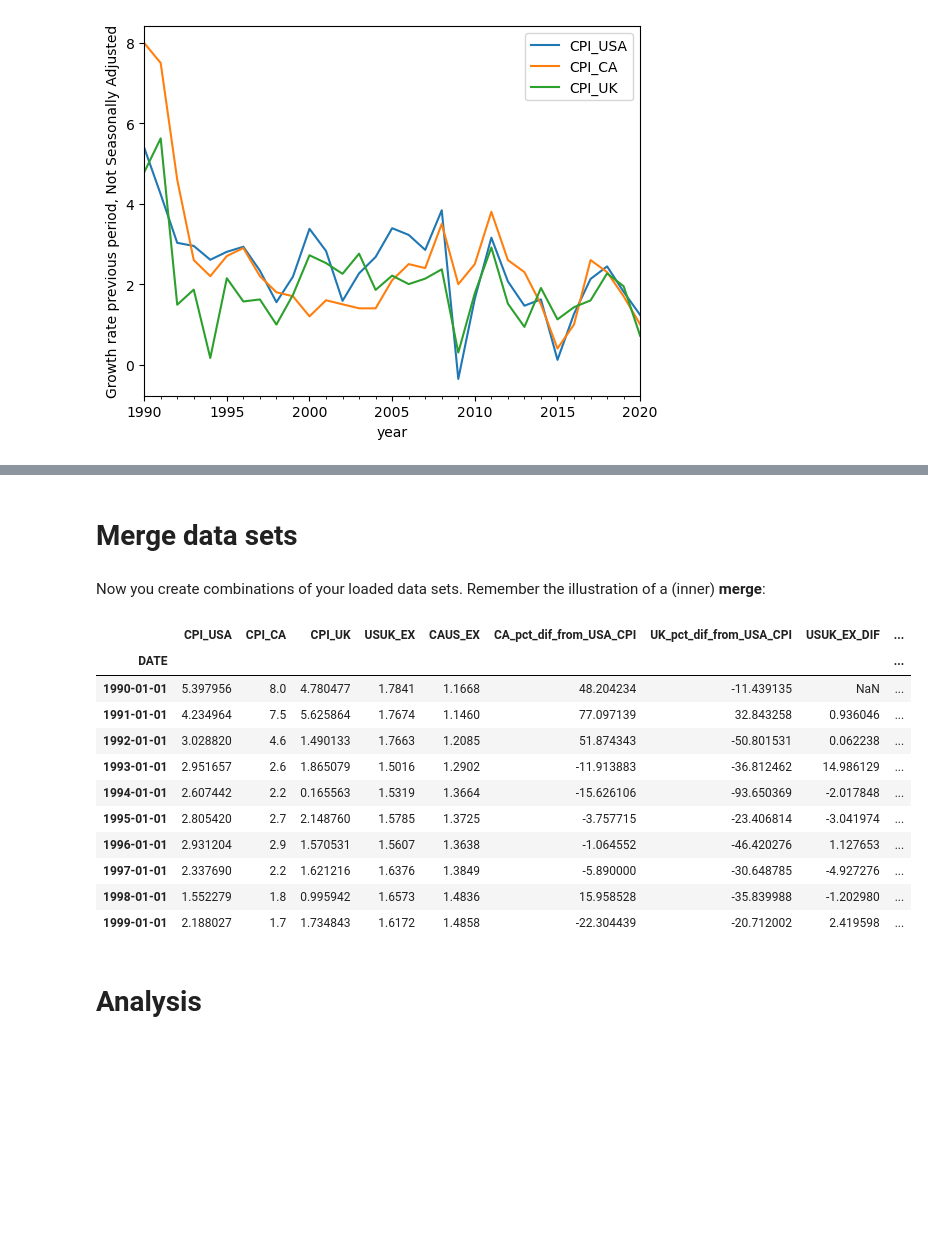
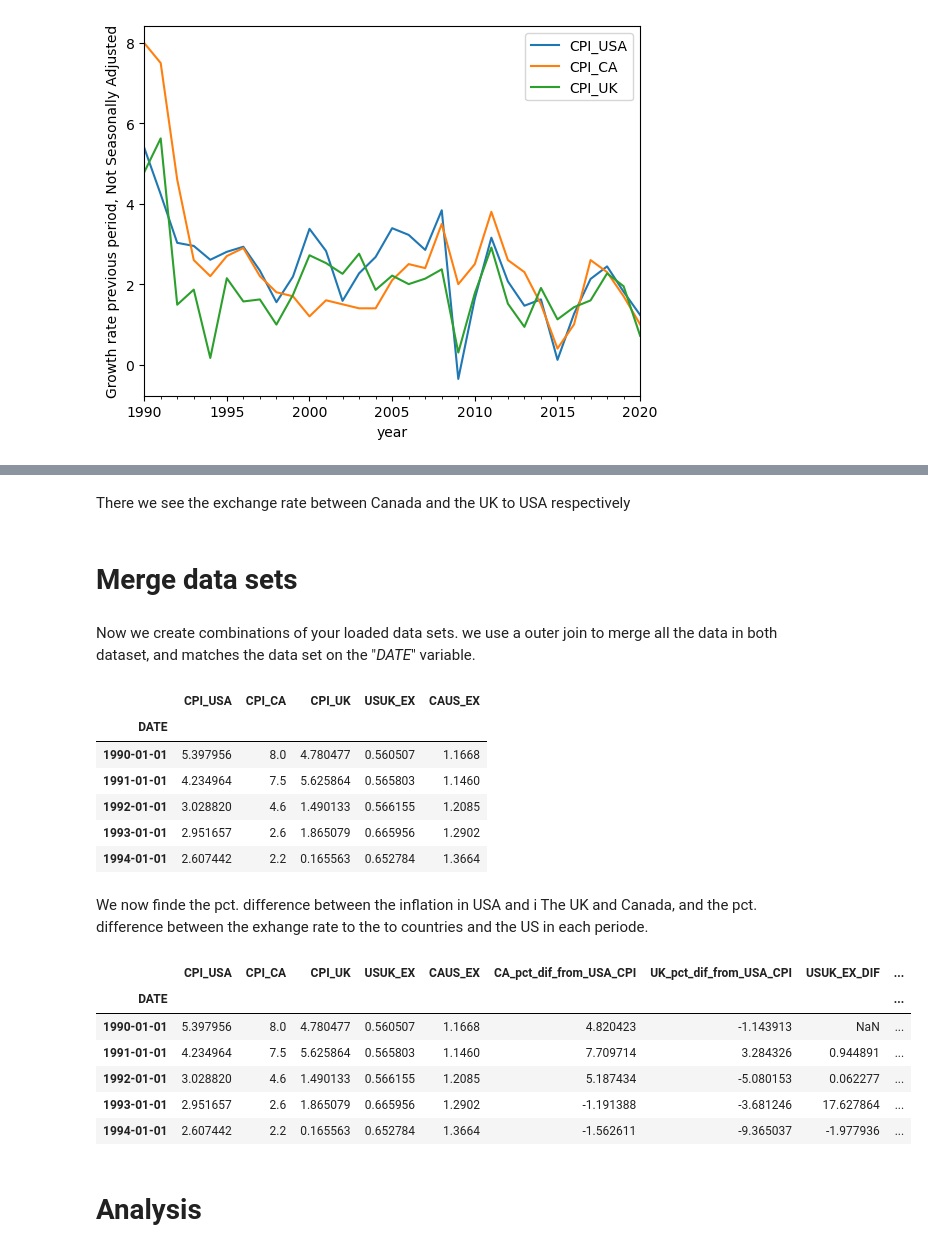
Before and after one commit to NumEconCopenhagen/projects-2024-kbh-herning, a Jupyter notebook: dataproject/dataproject.ipynb, the cells around one changed output, grey strips where cells are left out. Drawn from its saved outputs; the diff is of its cells as text; code cells hidden in the pictures; blank space fills up the shorter version.

```diff
--- a/dataproject/dataproject.ipynb
+++ b/dataproject/dataproject.ipynb
@@ -84,7 +85,9 @@ inflation.head(5)
 # Call the FRED api using pandas_datareader
 exchange = pandas_datareader.data.DataReader([EX_UK, EX_CAN], 'fred', start, end)
 exchange = exchange.rename(columns = {'AEXUSUK':'USUK_EX','AEXCAUS':'CAUS_EX'})
-exchange.head(5)
+exchange['USUK_EX'] = 1 / exchange['USUK_EX']
+
+exchange.head()
 # %% [output]
 |  | USUK_EX | CAUS_EX |
 | DATE |  |  |
@@ -114,27 +131,36 @@ ax.set_ylabel('Growth rate previous period, Not Seasonally Adjusted');
+# %% [markdown]
+There we see the exchange rate between Canada and the UK to USA respectively
 # %% [markdown]
 # Merge data sets
-# %% [markdown]
-Now you create combinations of your loaded data sets. Remember the illustration of a (inner) **merge**:
+# %% [markdown]
+Now we create combinations of your loaded data sets. we use a outer join to merge all the data in both dataset, and matches the data set on the "*DATE*" variable.
+# %%
+ppp = pd.merge(inflation, exchange, how = 'outer', on = ['DATE']);
+ppp.head()
+# %% [output]
+|  | CPI_USA | CPI_CA | CPI_UK | USUK_EX | CAUS_EX |
+| DATE |  |  |  |  |  |
+| 1990-01-01 | 5.397956 | 8.0 | 4.780477 | 0.560507 | 1.1668 |
+| 1991-01-01 | 4.234964 | 7.5 | 5.625864 | 0.565803 | 1.1460 |
+| 1992-01-01 | 3.028820 | 4.6 | 1.490133 | 0.566155 | 1.2085 |
+| 1993-01-01 | 2.951657 | 2.6 | 1.865079 | 0.665956 | 1.2902 |
+| 1994-01-01 | 2.607442 | 2.2 | 0.165563 | 0.652784 | 1.3664 |
+# %% [markdown]
+We now finde the pct. difference between the inflation in USA and i The UK and Canada, and the pct. difference between the exhange rate to the to countries and the US in each periode.
 # %%
-ppp = pd.merge(inflation, exchange, how = 'outer', on = ['DATE']);
-ppp['CA_pct_dif_from_USA_CPI'] = ((ppp.CPI_CA-ppp.CPI_USA) / ppp.CPI_USA) * 100 # the pct. difference between inflation in canada and USA
-ppp['UK_pct_dif_from_USA_CPI'] = ((ppp.CPI_UK-ppp.CPI_USA) / ppp.CPI_USA) * 100 # the pct. difference between inflation in UK and USA
-ppp['USUK_EX_DIF'] = (ppp['USUK_EX'].diff() / ppp['USUK_EX'].shift(1)) * 100 *(-1) #tjek vejen
-ppp['CAUS_EX_DIF'] = ((ppp['CAUS_EX'].diff() / ppp['CAUS_EX'].shift(1)) * 100) #tjek vejen
-ppp.head(10)
+ppp['CA_pct_dif_from_USA_CPI'] = ((ppp.CPI_CA-ppp.CPI_USA) / ppp.CPI_USA) *10 # the pct. difference between inflation in canada and USA
+ppp['UK_pct_dif_from_USA_CPI'] = ((ppp.CPI_UK-ppp.CPI_USA) / ppp.CPI_USA) *10 #the pct. difference between inflation in UK and USA
+ppp['USUK_EX_DIF'] = (ppp['USUK_EX'].diff() / ppp['USUK_EX'].shift(1)) * 100 #tjek vejen
+ppp['CAUS_EX_DIF'] = (ppp['CAUS_EX'].diff() / ppp['CAUS_EX'].shift(1)) * 100 #tjek vejen
+ppp.head()
 # %% [output]
 |  | CPI_USA | CPI_CA | CPI_UK | USUK_EX | CAUS_EX | CA_pct_dif_from_USA_CPI | UK_pct_dif_from_USA_CPI | USUK_EX_DIF | ... |
 | DATE |  |  |  |  |  |  |  |  | ... |
-| 1990-01-01 | 5.397956 | 8.0 | 4.780477 | 1.7841 | 1.1668 | 48.204234 | -11.439135 | NaN | ... |
-| 1991-01-01 | 4.234964 | 7.5 | 5.625864 | 1.7674 | 1.1460 | 77.097139 | 32.843258 | 0.936046 | ... |
-| 1992-01-01 | 3.028820 | 4.6 | 1.490133 | 1.7663 | 1.2085 | 51.874343 | -50.801531 | 0.062238 | ... |
-| 1993-01-01 | 2.951657 | 2.6 | 1.865079 | 1.5016 | 1.2902 | -11.913883 | -36.812462 | 14.986129 | ... |
-| 1994-01-01 | 2.607442 | 2.2 | 0.165563 | 1.5319 | 1.3664 | -15.626106 | -93.650369 | -2.017848 | ... |
-| 1995-01-01 | 2.805420 | 2.7 | 2.148760 | 1.5785 | 1.3725 | -3.757715 | -23.406814 | -3.041974 | ... |
-| 1996-01-01 | 2.931204 | 2.9 | 1.570531 | 1.5607 | 1.3638 | -1.064552 | -46.420276 | 1.127653 | ... |
-| 1997-01-01 | 2.337690 | 2.2 | 1.621216 | 1.6376 | 1.3849 | -5.890000 | -30.648785 | -4.927276 | ... |
-| 1998-01-01 | 1.552279 | 1.8 | 0.995942 | 1.6573 | 1.4836 | 15.958528 | -35.839988 | -1.202980 | ... |
-| 1999-01-01 | 2.188027 | 1.7 | 1.734843 | 1.6172 | 1.4858 | -22.304439 | -20.712002 | 2.419598 | ... |
+| 1990-01-01 | 5.397956 | 8.0 | 4.780477 | 0.560507 | 1.1668 | 4.820423 | -1.143913 | NaN | ... |
+| 1991-01-01 | 4.234964 | 7.5 | 5.625864 | 0.565803 | 1.1460 | 7.709714 | 3.284326 | 0.944891 | ... |
+| 1992-01-01 | 3.028820 | 4.6 | 1.490133 | 0.566155 | 1.2085 | 5.187434 | -5.080153 | 0.062277 | ... |
+| 1993-01-01 | 2.951657 | 2.6 | 1.865079 | 0.665956 | 1.2902 | -1.191388 | -3.681246 | 17.627864 | ... |
+| 1994-01-01 | 2.607442 | 2.2 | 0.165563 | 0.652784 | 1.3664 | -1.562611 | -9.365037 | -1.977936 | ... |
 # %% [markdown]
 # Analysis
 # %% [markdown]
```
Also changed, not shown: parts of 31 cells of this notebook.
